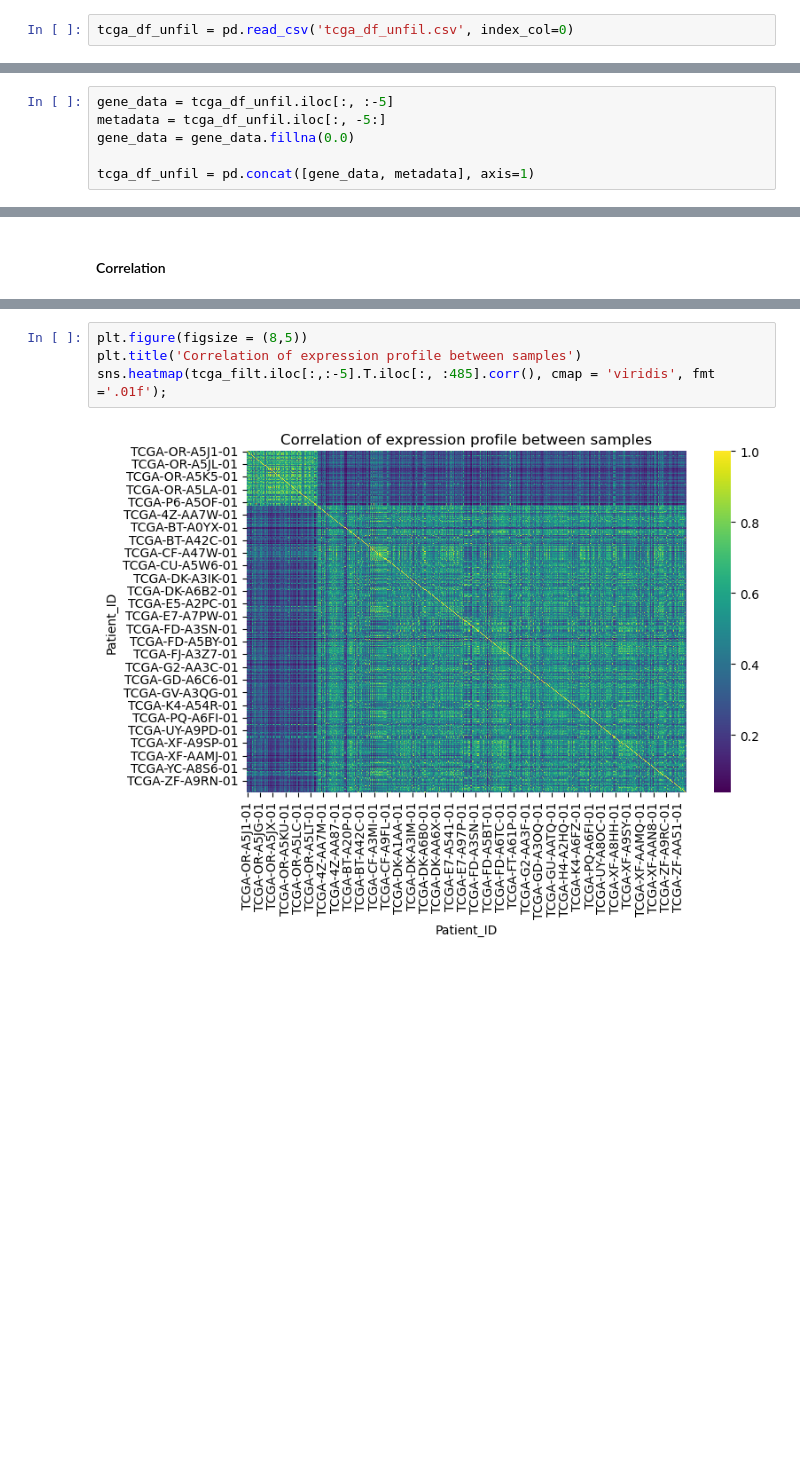
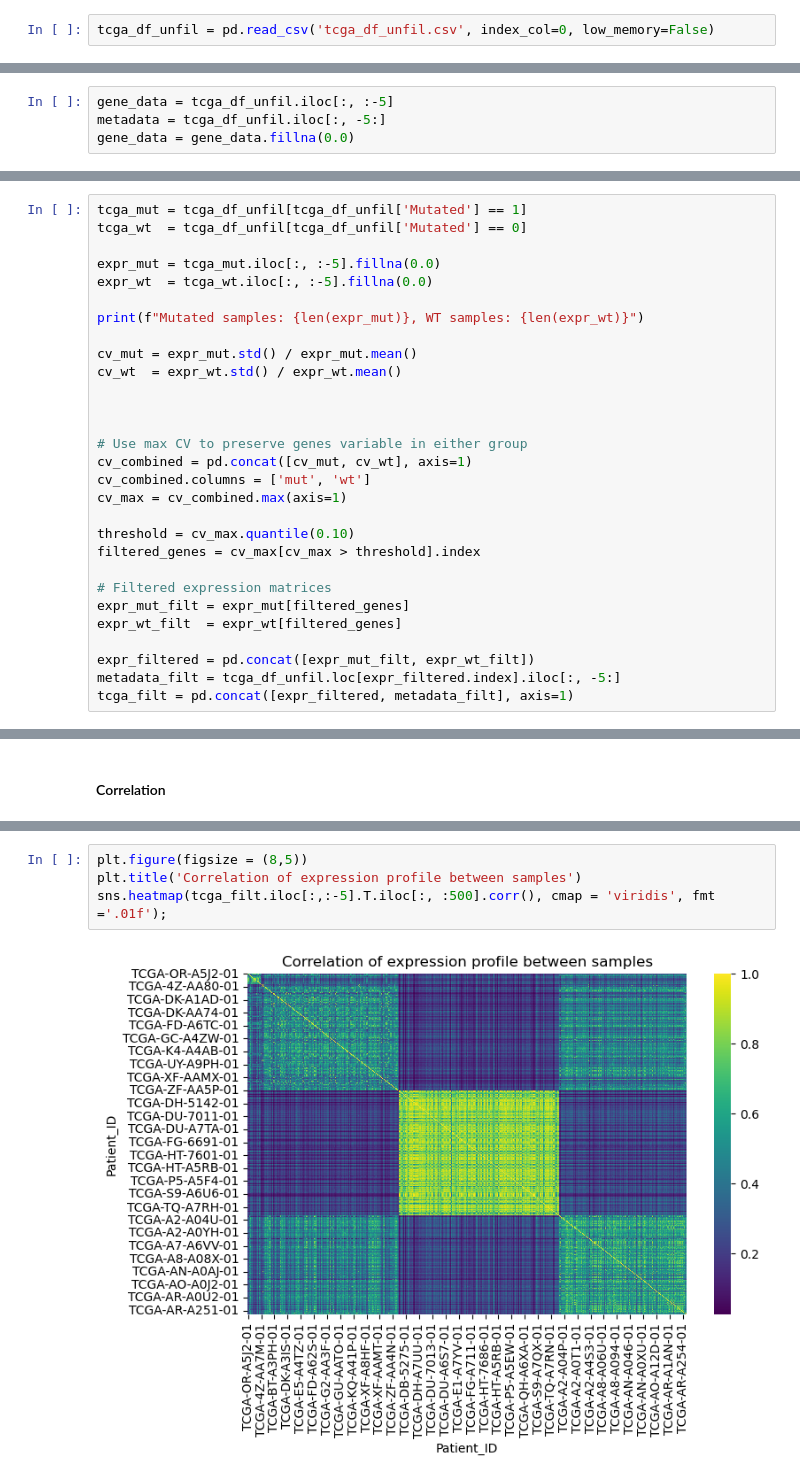
Before and after one commit to beatricecitterio/ml-repo, a Jupyter notebook: data_cleaning_tcga.ipynb, the cells around one changed output, grey strips where cells are left out. Saved outputs shown, nothing was run; the diff lists cells and outputs as text; blank space fills up the shorter version.

```diff
--- a/data_cleaning_tcga.ipynb
+++ b/data_cleaning_tcga.ipynb
@@ -7,7 +7,7 @@ import numpy as np
 import matplotlib.pyplot as plt
 import seaborn as sns
 # %%
-tcga_df_unfil = pd.read_csv('tcga_df_unfil.csv', index_col=0)
+tcga_df_unfil = pd.read_csv('tcga_df_unfil.csv', index_col=0, low_memory=False)
 # %%
 tcga_df_unfil.head()
 # %% [output]
@@ -81,8 +85,6 @@ tcga_df_unfil.head()
 gene_data = tcga_df_unfil.iloc[:, :-5]
 metadata = tcga_df_unfil.iloc[:, -5:]
 gene_data = gene_data.fillna(0.0)
-
-tcga_df_unfil = pd.concat([gene_data, metadata], axis=1)
 # %% [markdown]
 ### EDA
 # %% [markdown]
@@ -158,0 +147,29 @@ tcga_filt = pd.concat([expr_filtered, metadata], axis=1)
+# %%
+tcga_mut = tcga_df_unfil[tcga_df_unfil['Mutated'] == 1]
+tcga_wt  = tcga_df_unfil[tcga_df_unfil['Mutated'] == 0]
+
+expr_mut = tcga_mut.iloc[:, :-5].fillna(0.0)
+expr_wt  = tcga_wt.iloc[:, :-5].fillna(0.0)
+
+print(f"Mutated samples: {len(expr_mut)}, WT samples: {len(expr_wt)}")
+
+cv_mut = expr_mut.std() / expr_mut.mean()
+cv_wt  = expr_wt.std() / expr_wt.mean()
+
+
+
+# Use max CV to preserve genes variable in either group
+cv_combined = pd.concat([cv_mut, cv_wt], axis=1)
+cv_combined.columns = ['mut', 'wt']
+cv_max = cv_combined.max(axis=1)
+
+threshold = cv_max.quantile(0.10)
+filtered_genes = cv_max[cv_max > threshold].index
+
+# Filtered expression matrices
+expr_mut_filt = expr_mut[filtered_genes]
+expr_wt_filt  = expr_wt[filtered_genes]
+
+expr_filtered = pd.concat([expr_mut_filt, expr_wt_filt])
+metadata_filt = tcga_df_unfil.loc[expr_filtered.index].iloc[:, -5:]
+tcga_filt = pd.concat([expr_filtered, metadata_filt], axis=1)
@@ -496,6 +607,6 @@ what
 # %%
 plt.figure(figsize = (8,5))
 plt.title('Correlation of expression profile between samples')
-sns.heatmap(tcga_filt.iloc[:,:-5].T.iloc[:, :485].corr(), cmap = 'viridis', fmt ='.01f');
+sns.heatmap(tcga_filt.iloc[:,:-5].T.iloc[:, :500].corr(), cmap = 'viridis', fmt ='.01f');
 # %% [output]
-[figure, old version]
+[figure, new version]
```
Also changed, not shown: parts of 66 cells of this notebook, 1 other file.
